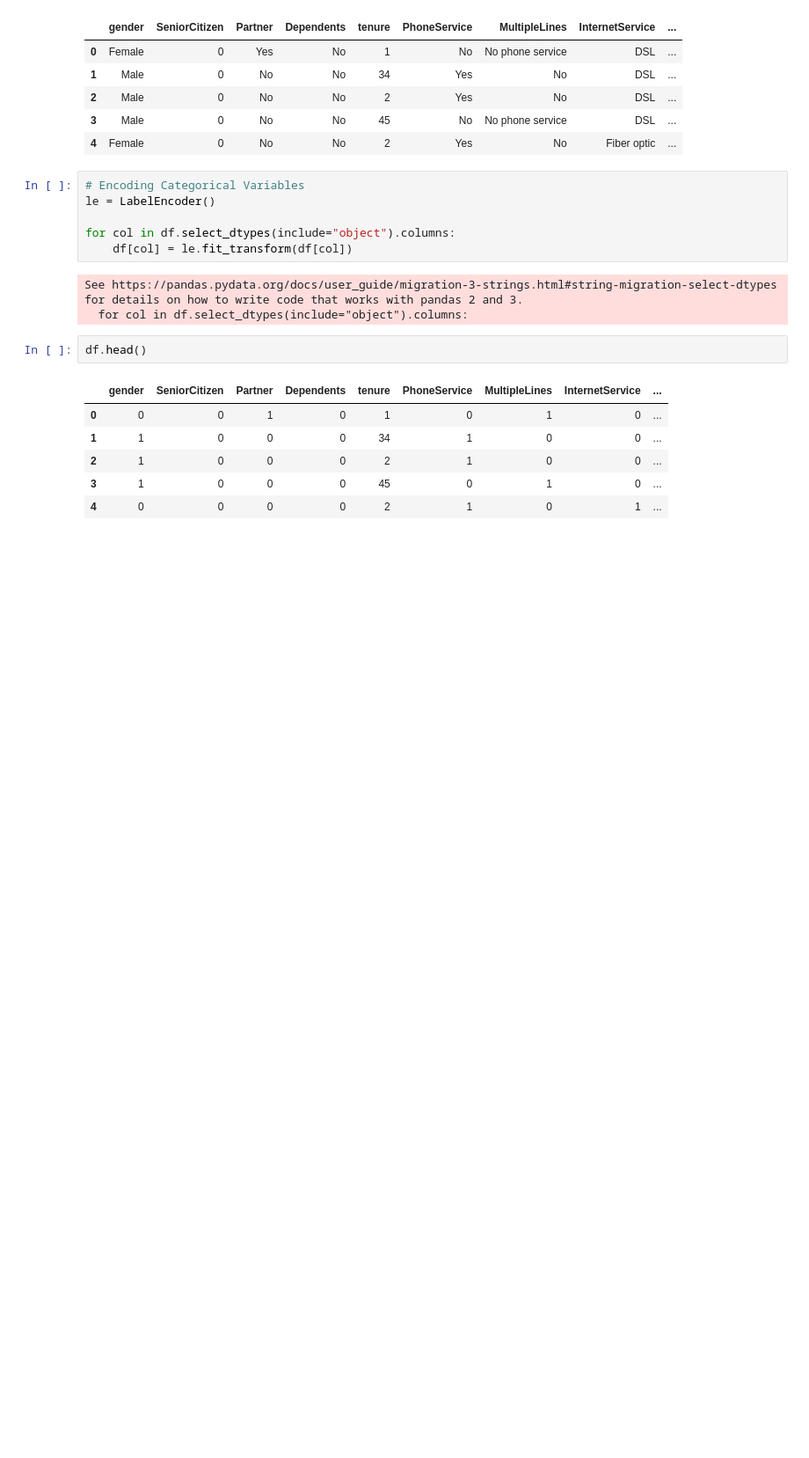
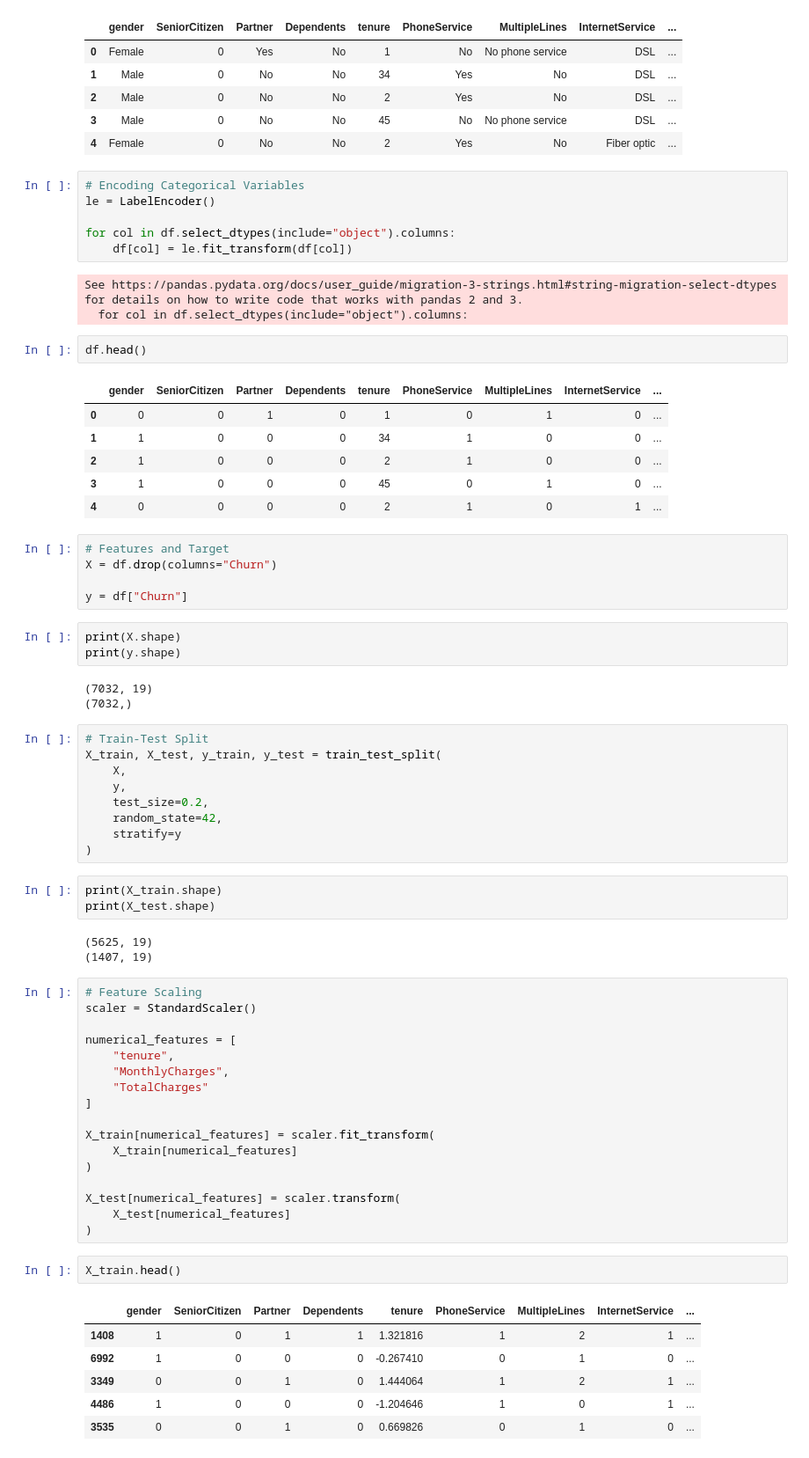
Before and after one commit to harsh-k03/customer-analytics-churn-prediction, a Jupyter notebook: notebooks/03_feature_engineering.ipynb, the cells around one changed output. Shown at 88% size. Saved outputs shown, nothing was run; the diff lists cells and outputs as text; blank space fills up the shorter version.

```diff
--- a/notebooks/03_feature_engineering.ipynb
+++ b/notebooks/03_feature_engineering.ipynb
@@ -49,3 +49,55 @@ df.head()
 | 2 | 1 | 0 | 0 | 0 | 2 | 1 | 0 | 0 | ... |
 | 3 | 1 | 0 | 0 | 0 | 45 | 0 | 1 | 0 | ... |
 | 4 | 0 | 0 | 0 | 0 | 2 | 1 | 0 | 1 | ... |
+# %%
+# Features and Target
+X = df.drop(columns="Churn")
+
+y = df["Churn"]
+# %%
+print(X.shape)
+print(y.shape)
+# %% [output]
+(7032, 19)
+(7032,)
+# %%
+# Train-Test Split
+X_train, X_test, y_train, y_test = train_test_split(
+    X,
+    y,
+    test_size=0.2,
+    random_state=42,
+    stratify=y
+)
+# %%
+print(X_train.shape)
+print(X_test.shape)
+# %% [output]
+(5625, 19)
+(1407, 19)
+# %%
+# Feature Scaling
+scaler = StandardScaler()
+
+numerical_features = [
+    "tenure",
+    "MonthlyCharges",
+    "TotalCharges"
+]
+
+X_train[numerical_features] = scaler.fit_transform(
+    X_train[numerical_features]
+)
+
+X_test[numerical_features] = scaler.transform(
+    X_test[numerical_features]
+)
+# %%
+X_train.head()
+# %% [output]
+|  | gender | SeniorCitizen | Partner | Dependents | tenure | PhoneService | MultipleLines | InternetService | ... |
+| 1408 | 1 | 0 | 1 | 1 | 1.321816 | 1 | 2 | 1 | ... |
+| 6992 | 1 | 0 | 0 | 0 | -0.267410 | 0 | 1 | 0 | ... |
+| 3349 | 0 | 0 | 1 | 0 | 1.444064 | 1 | 2 | 1 | ... |
+| 4486 | 1 | 0 | 0 | 0 | -1.204646 | 1 | 0 | 1 | ... |
+| 3535 | 0 | 0 | 1 | 0 | 0.669826 | 0 | 1 | 0 | ... |
```
Also changed, not shown: parts of 1 cell of this notebook.
